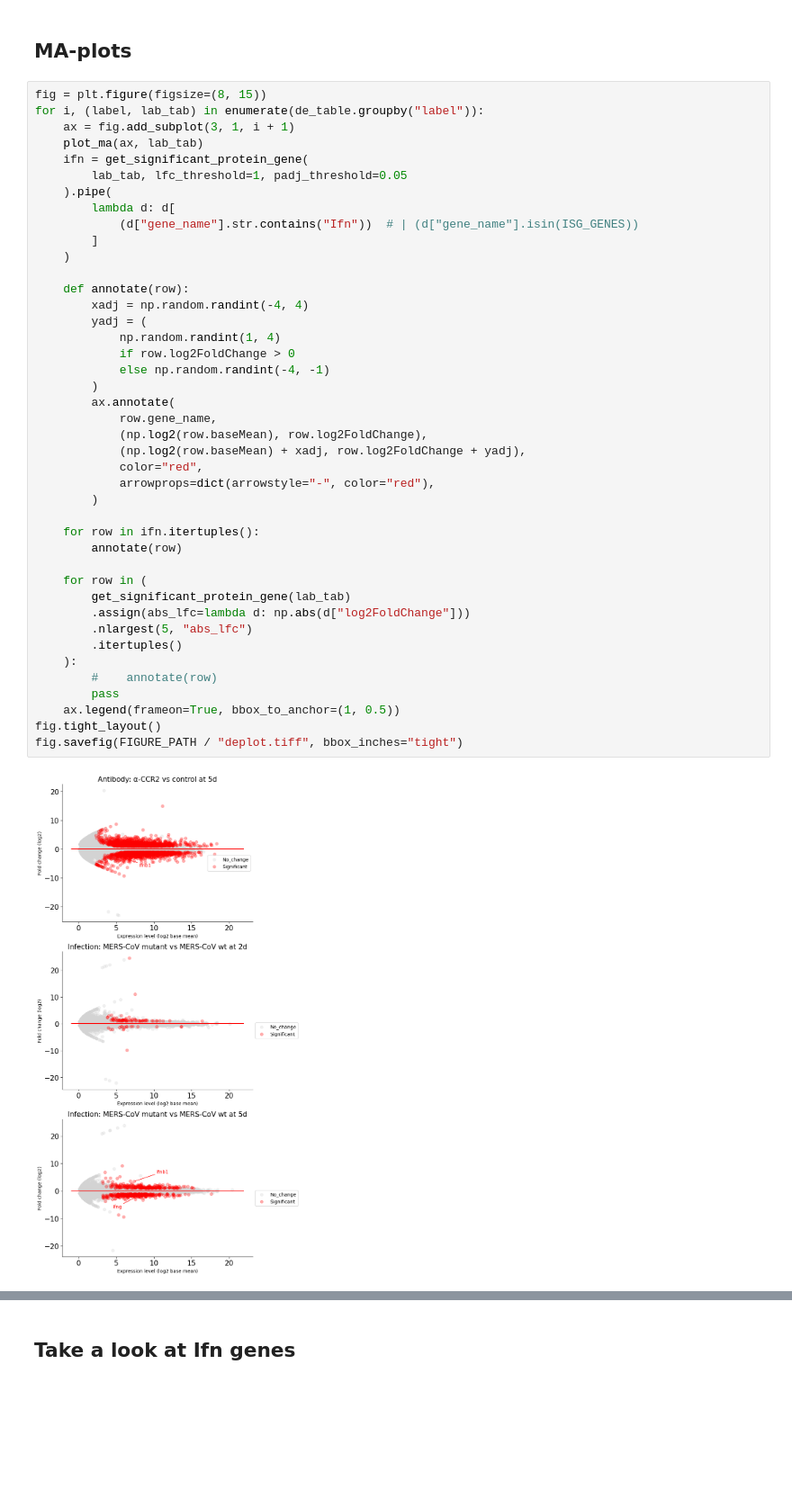
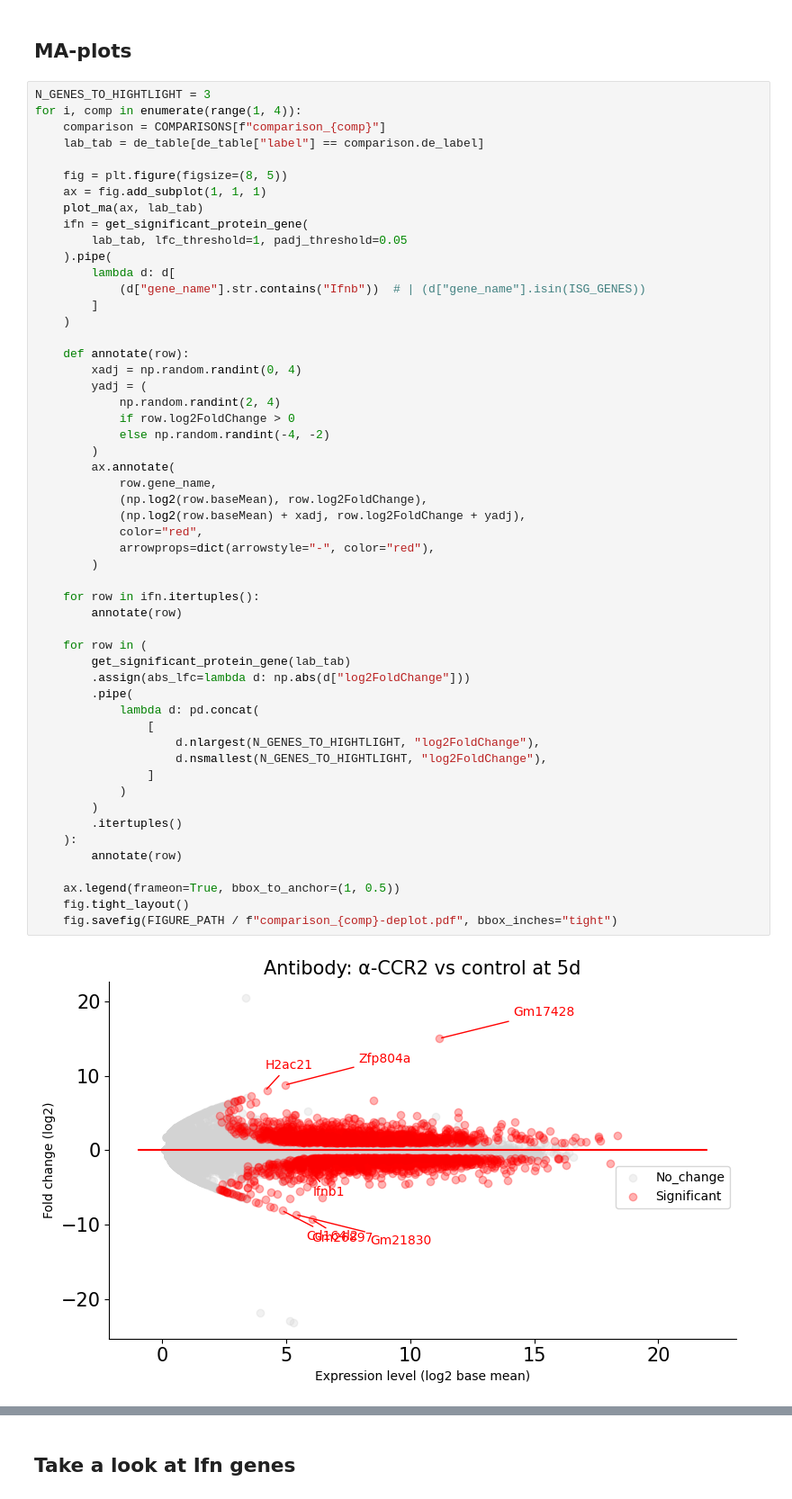
Before and after one commit to wckdouglas/MERS-CoV-mouse, a Jupyter notebook: code/results.ipynb, the cells around one changed output, grey strips where cells are left out. Shown at 90% size. Saved outputs shown, nothing was run; the diff lists cells and outputs as text; blank space fills up the shorter version.

Commit message:
plottings

```diff
--- a/code/results.ipynb
+++ b/code/results.ipynb
@@ -98,46 +95,57 @@ fig.savefig(FIGURE_PATH / "volcano_plot.tiff", bbox_inches="tight")
 # %% [markdown]
 ## MA-plots ##
 # %%
-fig = plt.figure(figsize=(8, 15))
-for i, (label, lab_tab) in enumerate(de_table.groupby("label")):
-    ax = fig.add_subplot(3, 1, i + 1)
+N_GENES_TO_HIGHTLIGHT = 3
+for i, comp in enumerate(range(1, 4)):
+    comparison = COMPARISONS[f"comparison_{comp}"]
+    lab_tab = de_table[de_table["label"] == comparison.de_label]
+
+    fig = plt.figure(figsize=(8, 5))
+    ax = fig.add_subplot(1, 1, 1)
     plot_ma(ax, lab_tab)
     ifn = get_significant_protein_gene(
         lab_tab, lfc_threshold=1, padj_threshold=0.05
     ).pipe(
         lambda d: d[
-            (d["gene_name"].str.contains("Ifn"))  # | (d["gene_name"].isin(ISG_GENES))
+            (d["gene_name"].str.contains("Ifnb"))  # | (d["gene_name"].isin(ISG_GENES))
         ]
     )
 
     def annotate(row):
-        xadj = np.random.randint(-4, 4)
+        xadj = np.random.randint(0, 4)
         yadj = (
-            np.random.randint(1, 4)
+            np.random.randint(2, 4)
             if row.log2FoldChange > 0
-            else np.random.randint(-4, -1)
+            else np.random.randint(-4, -2)
         )
         ax.annotate(
             row.gene_name,
             (np.log2(row.baseMean), row.log2FoldChange),
             (np.log2(row.baseMean) + xadj, row.log2FoldChange + yadj),
             color="red",
             arrowprops=dict(arrowstyle="-", color="red"),
         )
 
     for row in ifn.itertuples():
         annotate(row)
 
     for row in (
         get_significant_protein_gene(lab_tab)
         .assign(abs_lfc=lambda d: np.abs(d["log2FoldChange"]))
-        .nlargest(5, "abs_lfc")
+        .pipe(
+            lambda d: pd.concat(
+                [
+                    d.nlargest(N_GENES_TO_HIGHTLIGHT, "log2FoldChange"),
+                    d.nsmallest(N_GENES_TO_HIGHTLIGHT, "log2FoldChange"),
+                ]
+            )
+        )
         .itertuples()
     ):
-        #    annotate(row)
-        pass
+        annotate(row)
+
     ax.legend(frameon=True, bbox_to_anchor=(1, 0.5))
-fig.tight_layout()
-fig.savefig(FIGURE_PATH / "deplot.tiff", bbox_inches="tight")
+    fig.tight_layout()
+    fig.savefig(FIGURE_PATH / f"comparison_{comp}-deplot.pdf", bbox_inches="tight")
 # %% [output]
-[figure, old version]
+[figure, new version]
```
Also changed, not shown: parts of 8 cells of this notebook, 1 other file.
